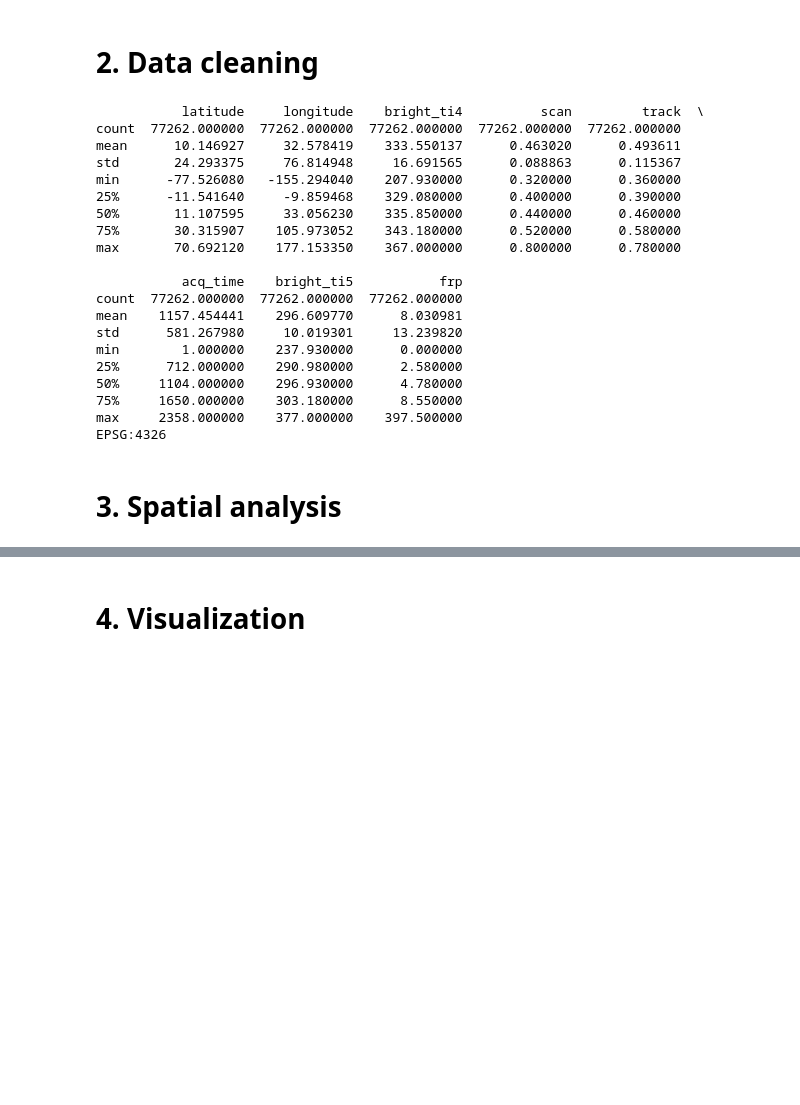
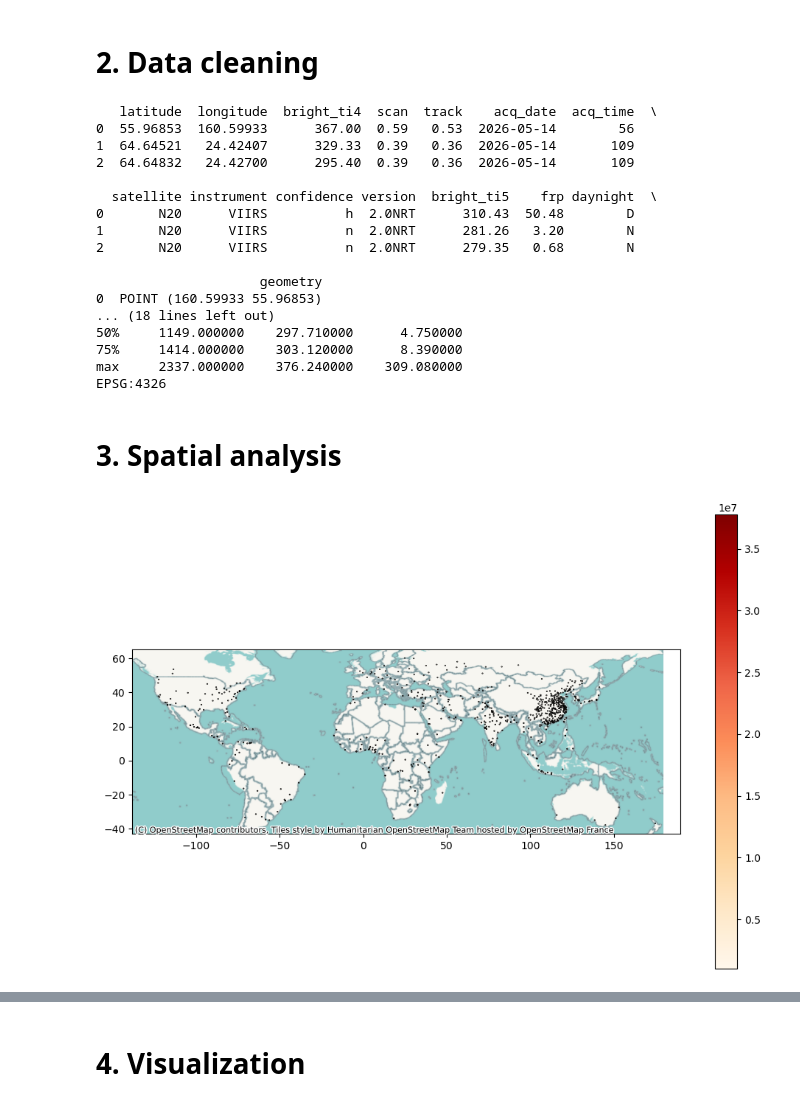
Before and after one commit to javierfeller/Project_SDS, a Jupyter notebook: notebooks/wildfire_project.ipynb, the cells around one changed output, grey strips where cells are left out. Drawn from its saved outputs; the diff is of its cells as text; code cells hidden in the pictures; blank space fills up the shorter version.

```diff
--- a/notebooks/wildfire_project.ipynb
+++ b/notebooks/wildfire_project.ipynb
@@ -62,27 +62,24 @@ Request worked
 # 2. Data cleaning
 # %%
 wildfire_gdf=gpd.GeoDataFrame(df_area, geometry=gpd.points_from_xy(df_area["longitude"], df_area["latitude"]), crs=(4326))
-wildfire_gdf.head(3)
+print(wildfire_gdf.head(3))
 print(wildfire_gdf.describe())
 print(wildfire_gdf.crs)
 # %% [output]
-           latitude     longitude    bright_ti4          scan         track  \
-count  77262.000000  77262.000000  77262.000000  77262.000000  77262.000000
-mean      10.146927     32.578419    333.550137      0.463020      0.493611
-std       24.293375     76.814948     16.691565      0.088863      0.115367
-min      -77.526080   -155.294040    207.930000      0.320000      0.360000
-25%      -11.541640     -9.859468    329.080000      0.400000      0.390000
-50%       11.107595     33.056230    335.850000      0.440000      0.460000
-75%       30.315907    105.973052    343.180000      0.520000      0.580000
-max       70.692120    177.153350    367.000000      0.800000      0.780000
+   latitude  longitude  bright_ti4  scan  track    acq_date  acq_time  \
+0  55.96853  160.59933      367.00  0.59   0.53  2026-05-14        56
+1  64.64521   24.42407      329.33  0.39   0.36  2026-05-14       109
+2  64.64832   24.42700      295.40  0.39   0.36  2026-05-14       109
 
-           acq_time    bright_ti5           frp
-count  77262.000000  77262.000000  77262.000000
-mean    1157.454441    296.609770      8.030981
-std      581.267980     10.019301     13.239820
-min        1.000000    237.930000      0.000000
-25%      712.000000    290.980000      2.580000
-50%     1104.000000    296.930000      4.780000
-75%     1650.000000    303.180000      8.550000
-max     2358.000000    377.000000    397.500000
+  satellite instrument confidence version  bright_ti5    frp daynight  \
+0       N20      VIIRS          h  2.0NRT      310.43  50.48        D
+1       N20      VIIRS          n  2.0NRT      281.26   3.20        N
+2       N20      VIIRS          n  2.0NRT      279.35   0.68        N
+
+                     geometry
+0  POINT (160.59933 55.96853)
+... (18 lines left out)
+50%     1149.000000    297.710000      4.750000
+75%     1414.000000    303.120000      8.390000
+max     2337.000000    376.240000    309.080000
 EPSG:4326
@@ -90,3 +97,38 @@ EPSG:4326
 # 3. Spatial analysis
 # %%
 # Spatial analysis part: Load in world-cities (worldcities_csv), select only where population large, buffer around them, look if intersection with filter
+# spatial inner join, make table with cities affected. make f"string for each city affected f"Warning: The city of {city} with population {population}
+# is at risk of wildfire. Prepare for evacuation. Starting Date of fire. Confidence/uncertainty."
+
+worldcities_df=pd.read_csv(r"..\data\raw\worldcities.csv")
+
+# Make geodataframe, lat, lng
+worldcities_gdf=gpd.GeoDataFrame(worldcities_df, geometry=gpd.points_from_xy(x=worldcities_df["lng"], y=worldcities_df["lat"]),  crs="4326")
+
+# Select only cities with population larger than 1 Million
+large_worldcities_gdf=worldcities_gdf[worldcities_gdf["population"] > 1000000]
+
+# Change projection to mercator, because WG84 is in degrees, not in meters. Then create buffer of 15km
+large_worldcities_gdf=large_worldcities_gdf.to_crs(epsg=3857)
+large_worldcities_gdf['geometry'] = large_worldcities_gdf.geometry.buffer(20000) #in meters
+
+# zurücktransformieren
+large_worldcities_gdf = large_worldcities_gdf.to_crs(epsg=4326)
+
+fig, ax=plt.subplots(figsize=(12, 8))
+
+# plot
+large_worldcities_gdf.plot(ax=ax,
+    column="population",
+    cmap="OrRd",
+    legend=True,
+    edgecolor="black"
+)
+
+
+cx.add_basemap(
+    ax,
+    crs="EPSG:4326"
+)
+# %% [output]
+[figure, added]
```
Also changed, not shown: parts of 13 cells of this notebook.
